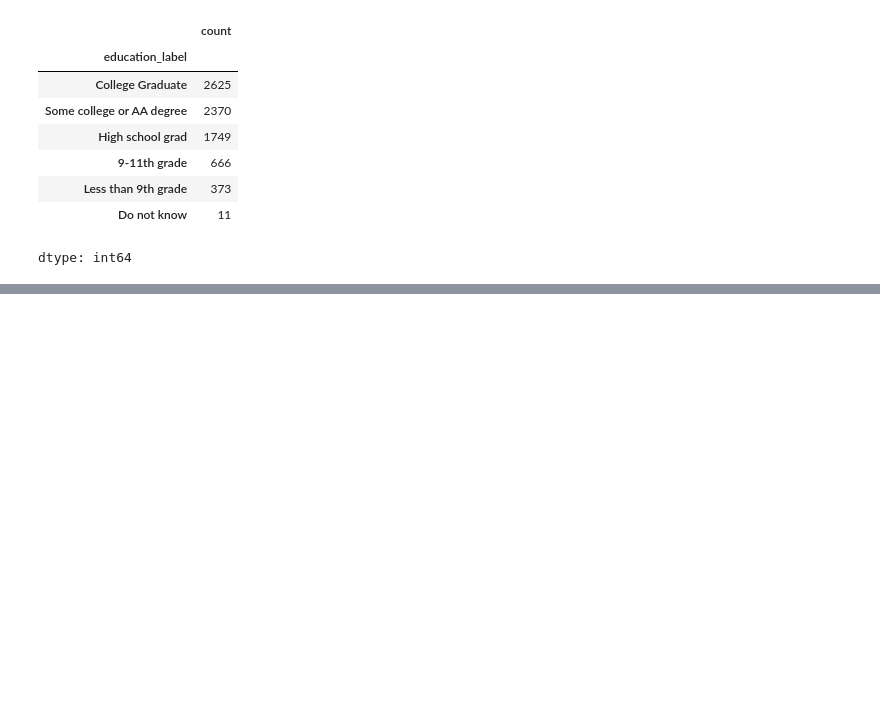
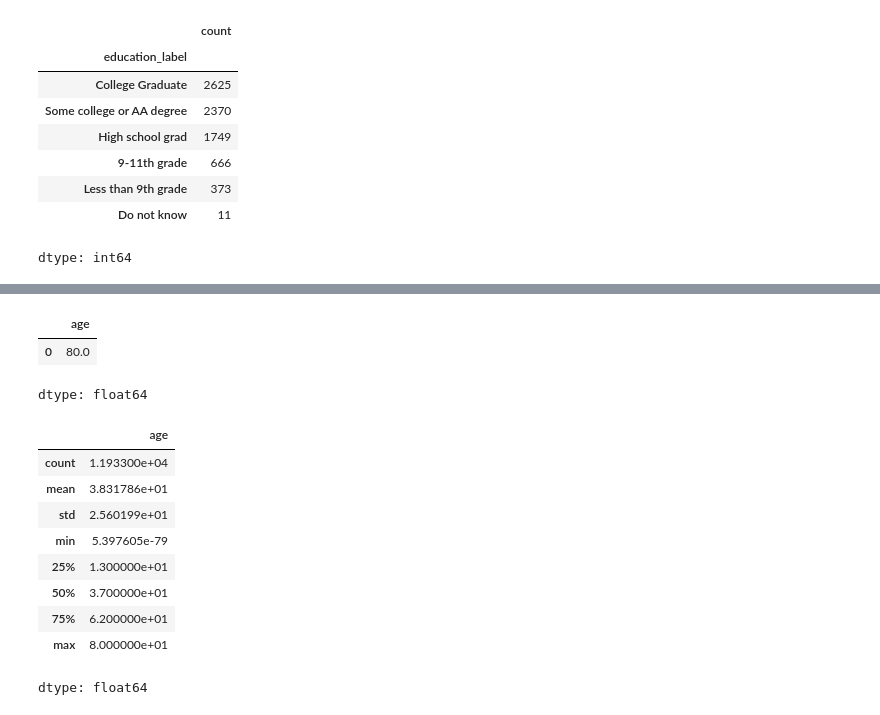
Before and after one commit to devincriniti/DSC_110, a Jupyter notebook: Data_Cleaning_&_Summarization.ipynb, the cells around one changed output, grey strips where cells are left out. Saved outputs shown, nothing was run; the diff lists cells and outputs as text; code cells hidden in the pictures; blank space fills up the shorter version.

```diff
--- a/Data_Cleaning_&_Summarization.ipynb
+++ b/Data_Cleaning_&_Summarization.ipynb
@@ -245,0 +278,21 @@ dtype: int64
+# %%
+## here we are having the program figure out the most repeated value or "mode" for the age
+df['age'].mode()
+# %% [output]
+|  | age |
+| 0 | 80.0 |
+dtype: float64
+# %%
+## gives us a comprehensive list of descriptors of the data
+df['age'].describe()
+# %% [output]
+|  | age |
+| count | 1.193300e+04 |
+| mean | 3.831786e+01 |
+| std | 2.560199e+01 |
+| min | 5.397605e-79 |
+| 25% | 1.300000e+01 |
+| 50% | 3.700000e+01 |
+| 75% | 6.200000e+01 |
+| max | 8.000000e+01 |
+dtype: float64
```
Also changed, not shown: parts of 10 cells of this notebook.
